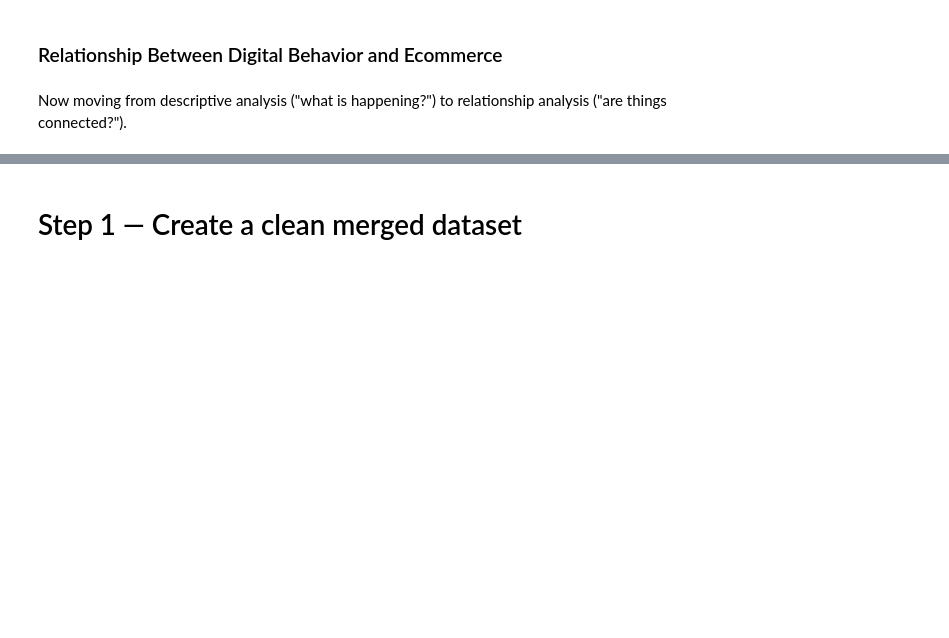
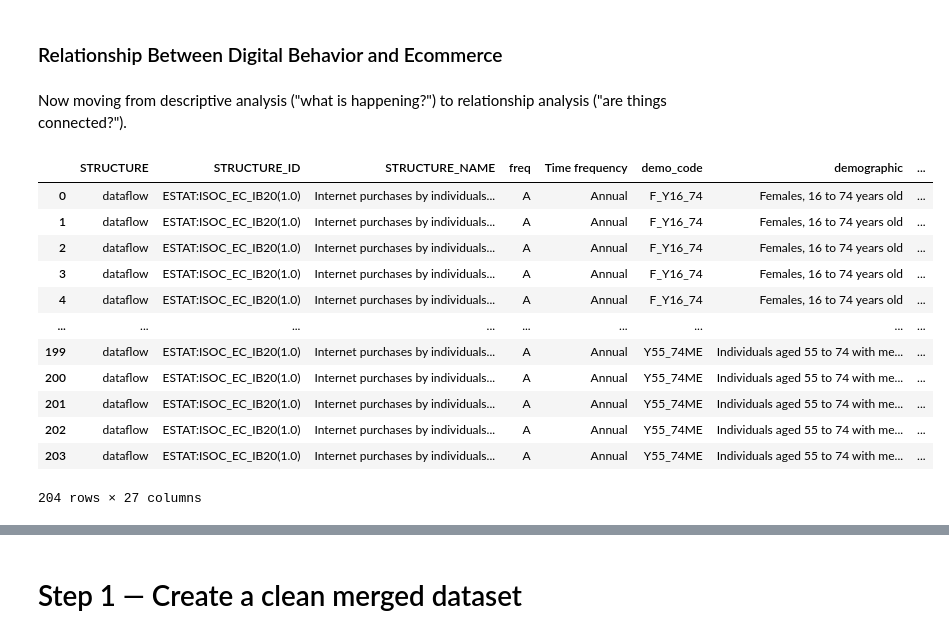
Before and after one commit to CodeCookieNoor/germany-digital-behavior-analysis, a Jupyter notebook: notebooks/02_eda.ipynb, the cells around one changed output, grey strips where cells are left out. Drawn from its saved outputs; the diff is of its cells as text; code cells hidden in the pictures; blank space fills up the shorter version.

```diff
--- a/notebooks/02_eda.ipynb
+++ b/notebooks/02_eda.ipynb
@@ -1078,3 +1154,19 @@ I'm using this chart to understand how digital behavior changes over time before
 ### Relationship Between Digital Behavior and Ecommerce
 # %% [markdown]
 Now moving from descriptive analysis ("what is happening?") to relationship analysis ("are things connected?").
+# %%
+ec
+# %% [output]
+|  | STRUCTURE | STRUCTURE_ID | STRUCTURE_NAME | freq | Time frequency | demo_code | demographic | ... |
+| 0 | dataflow | ESTAT:ISOC_EC_IB20(1.0) | Internet purchases by individuals... | A | Annual | F_Y16_74 | Females, 16 to 74 years old | ... |
+| 1 | dataflow | ESTAT:ISOC_EC_IB20(1.0) | Internet purchases by individuals... | A | Annual | F_Y16_74 | Females, 16 to 74 years old | ... |
+| 2 | dataflow | ESTAT:ISOC_EC_IB20(1.0) | Internet purchases by individuals... | A | Annual | F_Y16_74 | Females, 16 to 74 years old | ... |
+| 3 | dataflow | ESTAT:ISOC_EC_IB20(1.0) | Internet purchases by individuals... | A | Annual | F_Y16_74 | Females, 16 to 74 years old | ... |
+| 4 | dataflow | ESTAT:ISOC_EC_IB20(1.0) | Internet purchases by individuals... | A | Annual | F_Y16_74 | Females, 16 to 74 years old | ... |
+| ... | ... | ... | ... | ... | ... | ... | ... | ... |
+| 199 | dataflow | ESTAT:ISOC_EC_IB20(1.0) | Internet purchases by individuals... | A | Annual | Y55_74ME | Individuals aged 55 to 74 with me... | ... |
+| 200 | dataflow | ESTAT:ISOC_EC_IB20(1.0) | Internet purchases by individuals... | A | Annual | Y55_74ME | Individuals aged 55 to 74 with me... | ... |
+| 201 | dataflow | ESTAT:ISOC_EC_IB20(1.0) | Internet purchases by individuals... | A | Annual | Y55_74ME | Individuals aged 55 to 74 with me... | ... |
+| 202 | dataflow | ESTAT:ISOC_EC_IB20(1.0) | Internet purchases by individuals... | A | Annual | Y55_74ME | Individuals aged 55 to 74 with me... | ... |
+| 203 | dataflow | ESTAT:ISOC_EC_IB20(1.0) | Internet purchases by individuals... | A | Annual | Y55_74ME | Individuals aged 55 to 74 with me... | ... |
+204 rows × 27 columns
```
Also changed, not shown: parts of 25 cells of this notebook, 7 other files.
